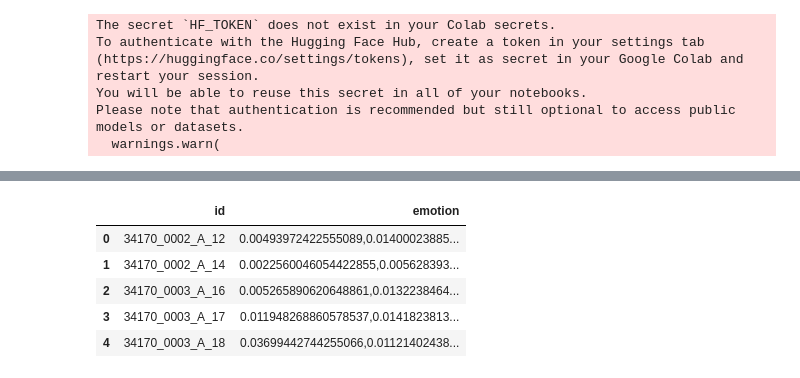
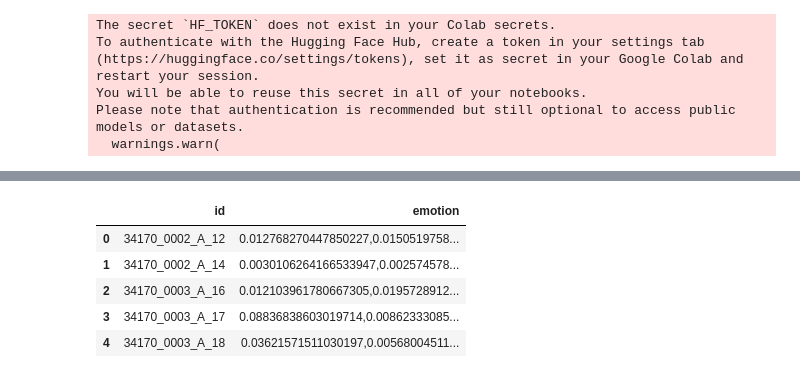
Before and after one commit to peppermin-t/scripted-character-emotion-recognition, a Jupyter notebook: main.ipynb, the cells around one changed output, grey strips where cells are left out. Cells and saved outputs as stored; diff of their text form; code cells hidden in the pictures.

```diff
--- a/main.ipynb
+++ b/main.ipynb
@@ -163,13 +166,19 @@ warmup_proportion = 0.0
 batch_size = 16
 lr = 1e-5
 max_len = 128
+train_pct = 0.8
 
 warmup_ratio = 0
 
-trainset = RoleDataset(tokenizer, max_len, mode='train')
+labelledset = RoleDataset(tokenizer, max_len, mode='train')
+trainsize = int(train_pct * len(labelledset))
+trainset, valset = random_split(labelledset, [trainsize, len(labelledset) - trainsize])
+
 train_loader = create_dataloader(trainset, batch_size, mode='train')
-valset = RoleDataset(tokenizer, max_len, mode='test')
-val_loader = create_dataloader(valset, batch_size, mode='test')
+val_loader = create_dataloader(valset, batch_size, mode='val')
+
+testset = RoleDataset(tokenizer, max_len, mode='test')
+test_loader = create_dataloader(testset, batch_size, mode='test')
 
 model = IQIYIModelLite(n_classes=len(target_cols), model_name=PRE_TRAINED_MODEL_NAME).to(device)
 if torch.cuda.device_count() > 1:
@@ -237,14 +246,25 @@ global step 4500, epoch: 2, batch: 2201, loss: 0.74447, speed: 2.87 step/s, lr:
 # %%
-from collections import defaultdict
+def eval(model, data_loader):
+    model.eval()
+    pred = []
+    labels = []
+    for step, batch in tqdm(enumerate(data_loader)):
+        b_input_ids = batch['input_ids'].to(device)
+        attention_mask = batch['attention_mask'].to(device)
+        label = batch['emotions']
+        with torch.no_grad():
+            logistics = model(input_ids=b_input_ids, attention_mask=attention_mask)
+            out2 = logistics.sigmoid() * 3.0
+            pred.append(out2.cpu().numpy())
+            labels.append(label.cpu().numpy())
+    return np.concatenate(pred, axis=0), np.concatenate(labels, axis=0)
 
-model.eval()
+def score(preds, labels):
+    rmse = np.sqrt((((preds - labels) ** 2).sum() / (preds.shape[0] * preds.shape[1])))
+    return 1 / (1 + rmse)
 
-test_pred = []
-for step, batch in tqdm(enumerate(val_loader)):
-    b_input_ids = batch['input_ids'].to(device)
-    attention_mask = batch['attention_mask'].to(device)
-    with torch.no_grad():
-        logistics = model(input_ids=b_input_ids, attention_mask=attention_mask)
-        out2 = logistics.sigmoid() * 3.0
-        test_pred.append(out2.cpu().numpy())
+val_pred, val_labels = eval(model, val_loader)
+print(score(val_pred, val_labels))
+
+test_pred, _ = eval(model, test_loader)
 # %% [output]
@@ -275,14 +277,14 @@ print(test_pred[: 10])
 # %%
 sub = submit.copy()
 
-sub['emotion'] = np.stack(test_pred).reshape(-1, len(target_cols)).tolist()
+sub['emotion'] = test_pred.tolist()
 sub['emotion'] = sub['emotion'].apply(lambda x: ','.join([str(i) for i in x]))
 sub.to_csv('data/baseline_{}.tsv'.format(PRE_TRAINED_MODEL_NAME.split('/')[-1]), sep='\t', index=False)
 sub.head()
 # %% [output]
 |  | id | emotion |
-| 0 | 34170_0002_A_12 | 0.00493972422555089,0.01400023885... |
-| 1 | 34170_0002_A_14 | 0.0022560046054422855,0.005628393... |
-| 2 | 34170_0003_A_16 | 0.005265890620648861,0.0132238464... |
-| 3 | 34170_0003_A_17 | 0.011948268860578537,0.0141823813... |
-| 4 | 34170_0003_A_18 | 0.03699442744255066,0.01121402438... |
+| 0 | 34170_0002_A_12 | 0.012768270447850227,0.0150519758... |
+| 1 | 34170_0002_A_14 | 0.0030106264166533947,0.002574578... |
+| 2 | 34170_0003_A_16 | 0.012103961780667305,0.0195728912... |
+| 3 | 34170_0003_A_17 | 0.08836838603019714,0.00862333085... |
+| 4 | 34170_0003_A_18 | 0.03621571511030197,0.00568004511... |
```
Also changed, not shown: parts of 6 cells of this notebook, 2 other files.
